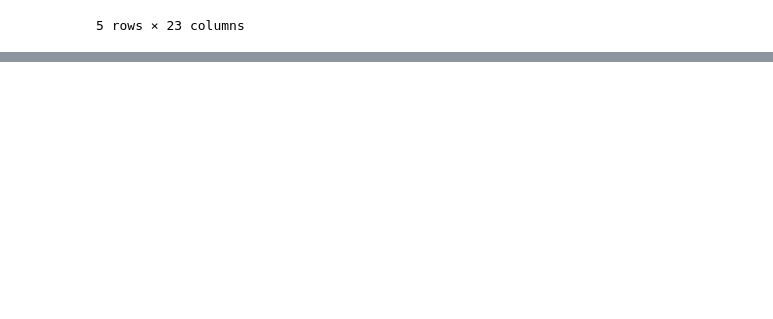
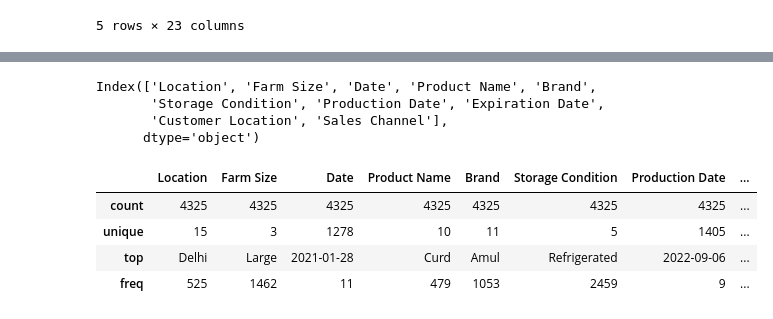
Before and after one commit to Jangsoodlor/da-project, a Jupyter notebook: ipynb.ipynb, the cells around one changed output, grey strips where cells are left out. Drawn from its saved outputs; the diff is of its cells as text; code cells hidden in the pictures; blank space fills up the shorter version.

```diff
--- a/ipynb.ipynb
+++ b/ipynb.ipynb
@@ -25,0 +67,16 @@ dataset.head()
+# %%
+cat_f = dataset.select_dtypes("object")
+cat_f.columns
+# %% [output]
+Index(['Location', 'Farm Size', 'Date', 'Product Name', 'Brand',
+       'Storage Condition', 'Production Date', 'Expiration Date',
+       'Customer Location', 'Sales Channel'],
+      dtype='object')
+# %%
+cat_f.describe()
+# %% [output]
+|  | Location | Farm Size | Date | Product Name | Brand | Storage Condition | Production Date | ... |
+| count | 4325 | 4325 | 4325 | 4325 | 4325 | 4325 | 4325 | ... |
+| unique | 15 | 3 | 1278 | 10 | 11 | 5 | 1405 | ... |
+| top | Delhi | Large | 2021-01-28 | Curd | Amul | Refrigerated | 2022-09-06 | ... |
+| freq | 525 | 1462 | 11 | 479 | 1053 | 2459 | 9 | ... |
```
Also changed, not shown: parts of 20 cells of this notebook, 1 other file.
